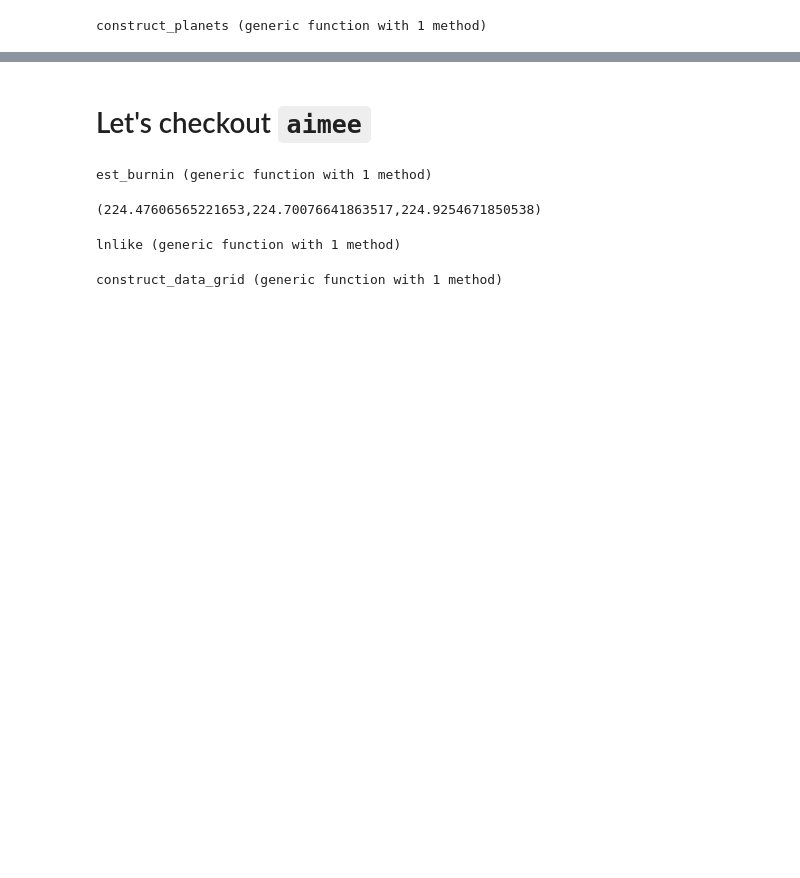
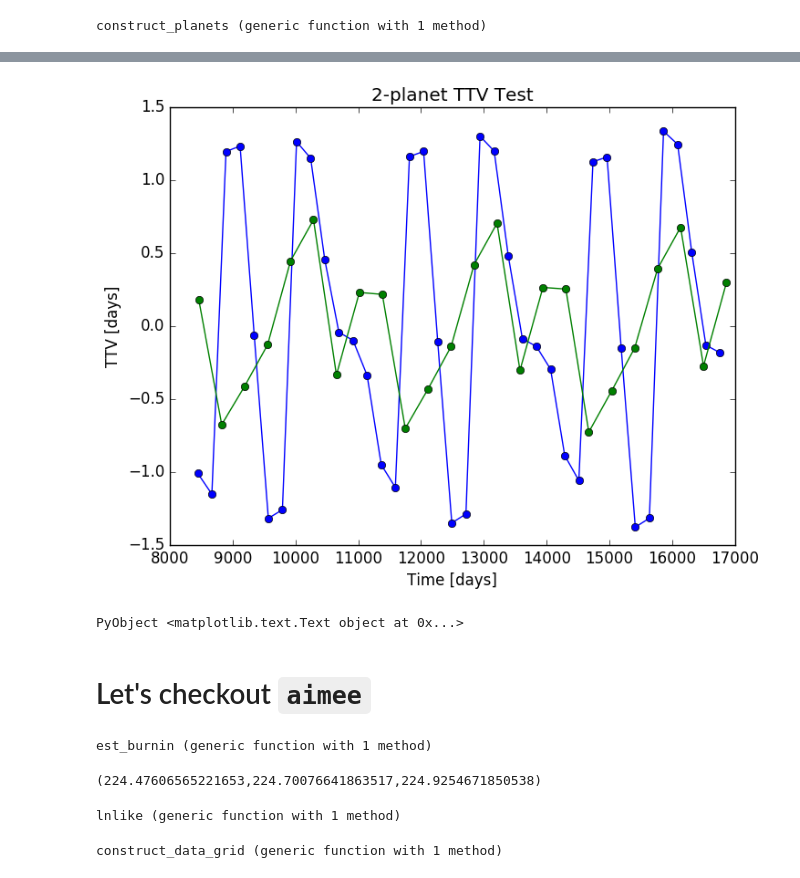
Before and after one commit to jlustigy/ExoJulia, a Jupyter notebook: Homework/hw4/Jake_Dave/hw4_dev.ipynb, the cells around one changed output, grey strips where cells are left out. Cells and saved outputs as stored; diff of their text form; code cells hidden in the pictures; blank space fills up the shorter version.

```diff
--- a/Homework/hw4/Jake_Dave/hw4_dev.ipynb
+++ b/Homework/hw4/Jake_Dave/hw4_dev.ipynb
@@ -77,35 +74,3 @@ plot(b2,obs_ttv2, "o-")
 include("../compute_ttv.jl")
 # %% [output]
 TTVFaster
-# %%
-function two_planet_ttv_model(time1::Array{Float64, 1},
-                              time2::Array{Float64, 1},
-                              planet1::TTVFaster.Planet_plane_hk{Float64},
-                              planet2::TTVFaster.Planet_plane_hk{Float64};
-                              jmax::Int64=5)
-
-    """
-    # Planet 1 params
-    MpMs1 = params[1]
-    P1    = params[2]
-    t01   = params[3]
-    esw1  = params[4]
-    ecw1  = params[5]
-
-    # Planet 2 params
-    MpMs2 = params[6]
-    P2    = params[7]
-    t02   = params[8]
-    esw2  = params[9]
-    ecw2  = params[10]
-    """
-
-    # Allocate memory for ttv's
-    ttv1 = zeros(length(time1));
-    ttv2 = zeros(length(time2));
-
-    # Call compute_ttv! Note: modifies ttv1, ttv2 in place
-    TTVFaster.compute_ttv!(jmax, planet1, planet2, time1, time2, ttv1, ttv2)
-
-    return ttv1, ttv2
-end
@@ -201,2 +115,0 @@ TTVFaster.Planet_plane_hk{Float64}
-# %%
-ttv1, ttv2 = ttv_model(time1, time2, p0);
@@ -214,0 +116,2 @@ plot(ttv2, "o-")
+# %%
+planets_test = construct_planets(p0)
@@ -215,3 +276,14 @@ plot(ttv2, "o-")
+# %%
+# Test two planet ttv model
+ttv1, ttv2 = two_planet_ttv_model(time1, time2, planets_test[1], planets_test[2]);
+plot(time1, ttv1, "o-")
+plot(time2, ttv2, "o-")
+title("2-planet TTV Test")
+xlabel("Time [days]")
+ylabel("TTV [days]")
+# %% [output]
+[figure, added]
+PyObject <matplotlib.text.Text object at 0x...>
 # %% [markdown]
 # Let's checkout `aimee`
 # %%
```
Also changed, not shown: parts of 25 cells of this notebook.
